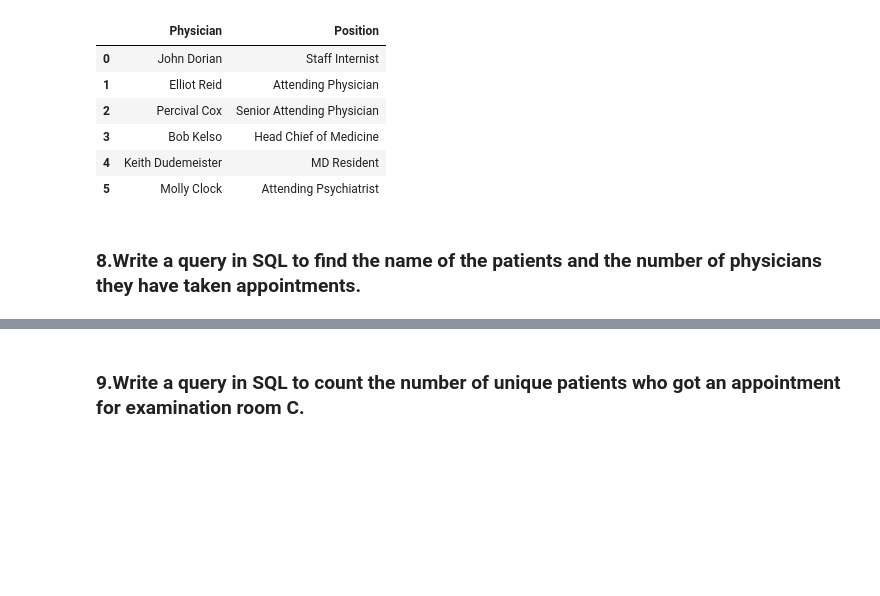
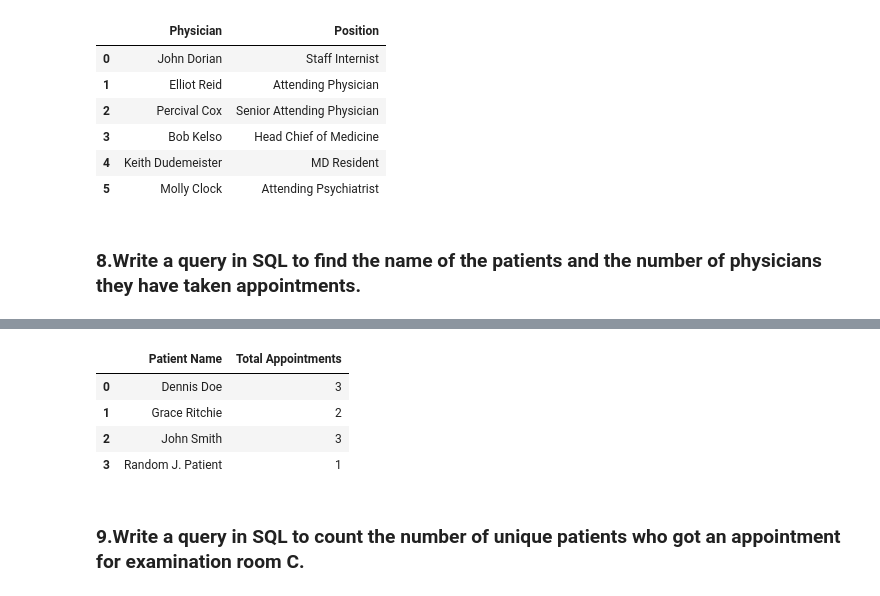
Before and after one commit to callingsandesh/Leapfrog-Assignment, a Jupyter notebook: Data/1st weekend assignement/1st weekend assignment.ipynb, the cells around one changed output, grey strips where cells are left out. Saved outputs shown, nothing was run; the diff lists cells and outputs as text; code cells hidden in the pictures; blank space fills up the shorter version.

```diff
--- a/Data/1st weekend assignement/1st weekend assignment.ipynb
+++ b/Data/1st weekend assignement/1st weekend assignment.ipynb
@@ -624,6 +623,27 @@ df
 | 3 | Dennis Doe | Molly Clock | 1 |
 | 4 | Grace Ritchie | Elliot Reid | 2 |
 | 5 | John Smith | Christopher Turk | 1 |
+# %%
+query = '''
+SELECT p.name AS "Patient Name",COUNT(*) as "Total Appointments"
+FROM patient AS p
+INNER JOIN appointment as a
+    ON p.ssn = a.patient
+GROUP BY p.name
+
+
+'''
+cur.execute(query)
+col = [desc[0] for desc in cur.description]
+
+df=pd.DataFrame(columns=col,data=cur.fetchall())
+df
+# %% [output]
+|  | Patient Name | Total Appointments |
+| 0 | Dennis Doe | 3 |
+| 1 | Grace Ritchie | 2 |
+| 2 | John Smith | 3 |
+| 3 | Random J. Patient | 1 |
 # %% [markdown]
 ### 9.Write a query in SQL to count the number of unique patients who got an appointment for examination room C.
 # %%
```
Also changed, not shown: parts of 1 cell of this notebook, 1 other file.
